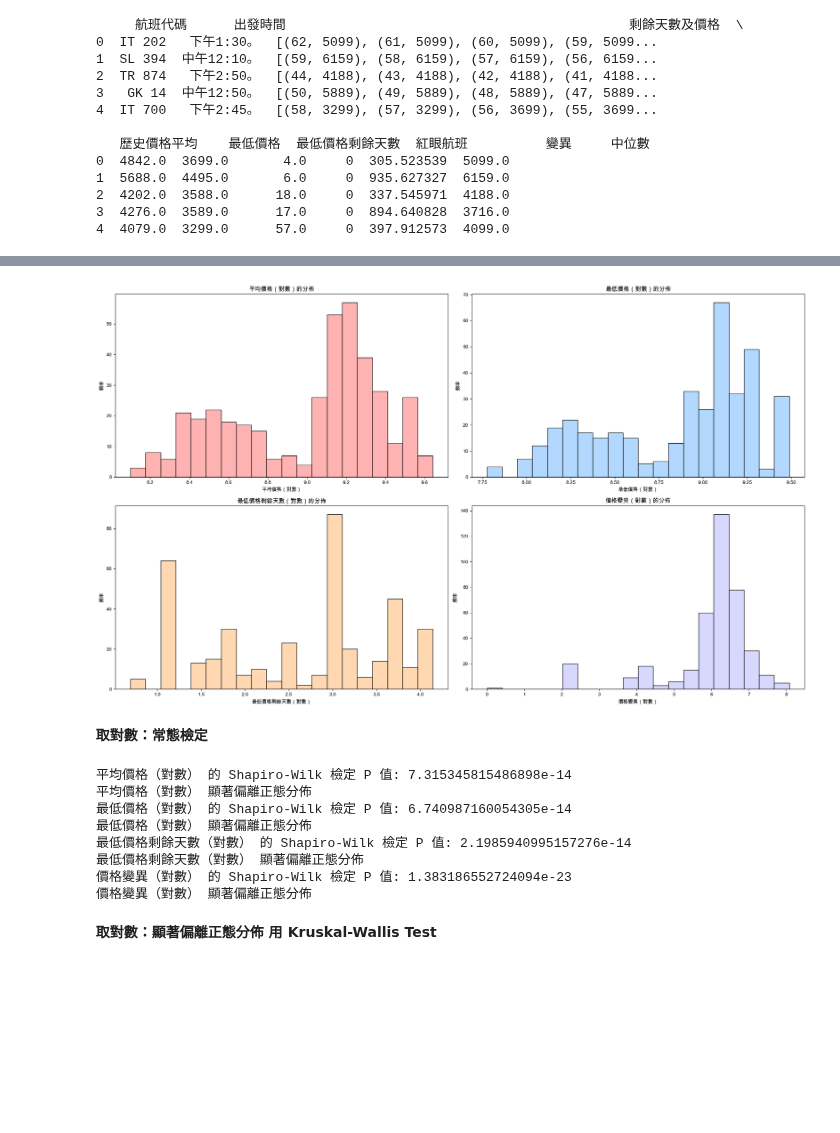
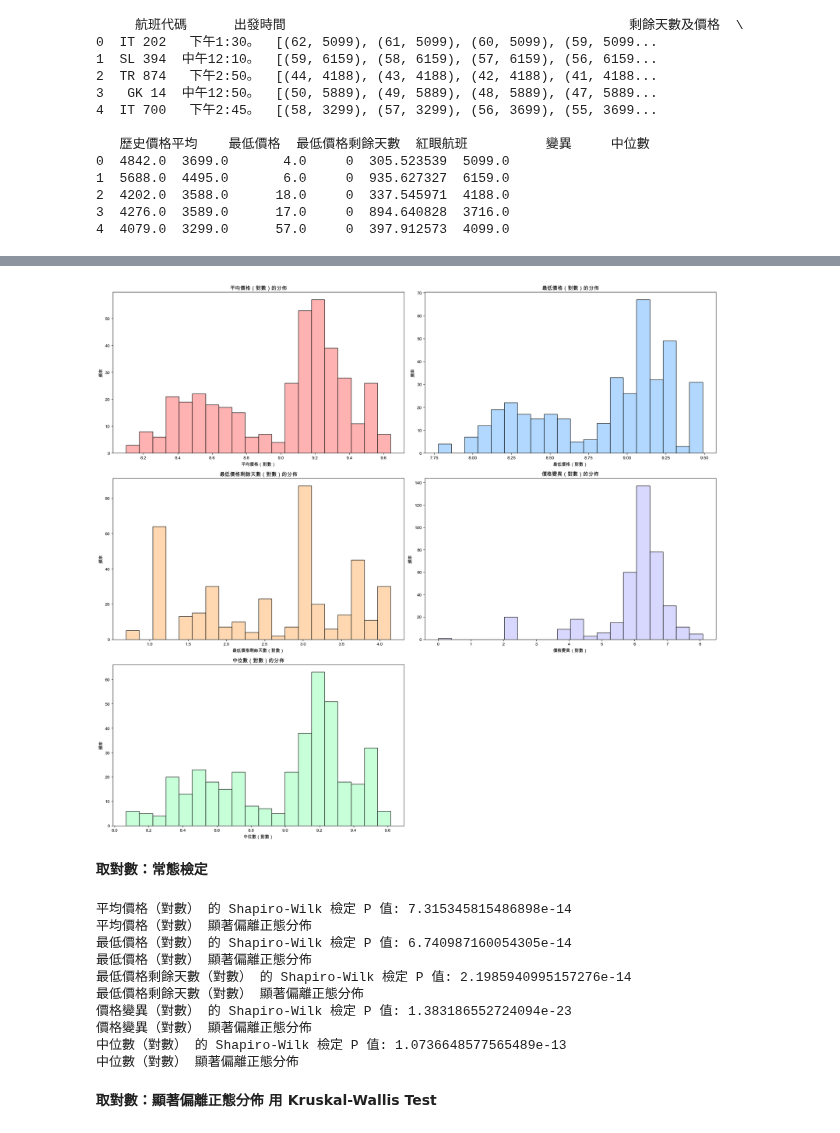
Before and after one commit to ching1223/flight_data, a Jupyter notebook: cleaned_data/red_eye.ipynb, the cells around one changed output, grey strips where cells are left out. Saved outputs shown, nothing was run; the diff lists cells and outputs as text; code cells hidden in the pictures; blank space fills up the shorter version.

```diff
--- a/cleaned_data/red_eye.ipynb
+++ b/cleaned_data/red_eye.ipynb
@@ -167,9 +172,10 @@ plot_data.loc[:, '最低價格_log'] = np.log(plot_data['最低價格'] + 1)
 plot_data.loc[:, '歷史價格平均_log'] = np.log(plot_data['歷史價格平均'] + 1)
 plot_data.loc[:, '最低價格剩餘天數_log'] = np.log(plot_data['最低價格剩餘天數'] + 1)
 plot_data.loc[:, '變異_log'] = np.log(plot_data['變異'] + 1)
+plot_data.loc[:, '中位數_log'] = np.log(plot_data['中位數'] + 1)
 
 # 創建子圖，分別繪製對數轉換後的盒狀圖
-fig, axes = plt.subplots(2, 2, figsize=(24, 12))
+fig, axes = plt.subplots(3, 2, figsize=(24, 18))  # 更新為 3x2 網格
 
 # 調整圖表標題字體大小
 title_fontsize = 18
@@ -203,6 +209,16 @@ axes[1, 1].set_xlabel('紅眼航班 (0 = 否, 1 = 是)', fontsize=label_fontsize
 axes[1, 1].set_ylabel('價格變異（對數）', fontsize=label_fontsize)
 axes[1, 1].grid(axis='y', color='gray', linestyle='--', linewidth=0.5)
 
+# 第五個子圖：紅眼航班與非紅眼航班的中位數的盒狀圖（對數）
+sns.boxplot(data=plot_data, x='紅眼航班', y='中位數_log', ax=axes[2, 0], color='#B3FFCC')
+axes[2, 0].set_title('紅眼航班與非紅眼航班的中位數（對數）比較', fontsize=title_fontsize)
+axes[2, 0].set_xlabel('紅眼航班 (0 = 否, 1 = 是)', fontsize=label_fontsize)
+axes[2, 0].set_ylabel('中位數（對數）', fontsize=label_fontsize)
+axes[2, 0].grid(axis='y', color='gray', linestyle='--', linewidth=0.5)
+
+# 移除未使用的子圖
+axes[2, 1].axis('off')
+
 plt.tight_layout()
 plt.show()
 # %% [output]
@@ -260,6 +283,7 @@ plt.show()
 # %%
 import numpy as np
 import matplotlib.pyplot as plt
+import seaborn as sns
 
 # 繁體中文設定
 plt.rcParams['font.sans-serif'] = ['Arial Unicode MS']
@@ -273,52 +297,69 @@ plot_data['歷史價格平均_log'] = np.log(plot_data['歷史價格平均'] + 1
 plot_data['最低價格_log'] = np.log(plot_data['最低價格'] + 1)
 plot_data['最低價格剩餘天數_log'] = np.log(plot_data['最低價格剩餘天數'] + 1)
 plot_data['變異_log'] = np.log(plot_data['變異'] + 1)
+plot_data['中位數_log'] = np.log(plot_data['中位數'] + 1)
 
-# 創建子圖，分別繪製平均價格（對數）、最低價格（對數）、最低價格剩餘天數（對數）和價格變異（對數）的直方圖
-fig, axes = plt.subplots(2, 2, figsize=(20, 12))
+# 創建子圖，分別繪製平均價格（對數）、最低價格（對數）、最低價格剩餘天數（對數）、價格變異（對數）和中位數（對數）的直方圖
+fig, axes = plt.subplots(3, 2, figsize=(20, 18))
 bins = 20  # 設定直方圖的 bin 數量
 
 # 第一個子圖：平均價格（對數）的直方圖
 sns.histplot(plot_data['歷史價格平均_log'], bins=bins, kde=False, color='#FF9999', ax=axes[0, 0])
 axes[0, 0].set_title('平均價格（對數）的分佈')
 axes[0, 0].set_xlabel('平均價格（對數）')
 axes[0, 0].set_ylabel('頻率')
 
 # 第二個子圖：最低價格（對數）的直方圖
 sns.histplot(plot_data['最低價格_log'], bins=bins, kde=False, color='#99CCFF', ax=axes[0, 1])
 axes[0, 1].set_title('最低價格（對數）的分佈')
 axes[0, 1].set_xlabel('最低價格（對數）')
 axes[0, 1].set_ylabel('頻率')
 
 # 第三個子圖：最低價格剩餘天數（對數）的直方圖
 sns.histplot(plot_data['最低價格剩餘天數_log'], bins=bins, kde=False, color='#FFCC99', ax=axes[1, 0])
 axes[1, 0].set_title('最低價格剩餘天數（對數）的分佈')
 axes[1, 0].set_xlabel('最低價格剩餘天數（對數）')
 axes[1, 0].set_ylabel('頻率')
 
 # 第四個子圖：價格變異（對數）的直方圖
 sns.histplot(plot_data['變異_log'], bins=bins, kde=False, color='#CCCCFF', ax=axes[1, 1])
 axes[1, 1].set_title('價格變異（對數）的分佈')
 axes[1, 1].set_xlabel('價格變異（對數）')
 axes[1, 1].set_ylabel('頻率')
 
+# 第五個子圖：中位數（對數）的直方圖
+sns.histplot(plot_data['中位數_log'], bins=bins, kde=False, color='#B3FFCC', ax=axes[2, 0])
+axes[2, 0].set_title('中位數（對數）的分佈')
+axes[2, 0].set_xlabel('中位數（對數）')
+axes[2, 0].set_ylabel('頻率')
+
+# 隱藏第六個子圖（無數據）
+axes[2, 1].axis('off')
+
 # 調整佈局
 plt.tight_layout()
 plt.show()
 # %% [output]
-[figure, old version]
+[figure, new version]
 # %% [markdown]
 **取對數：常態檢定**
 # %%
 from scipy.stats import shapiro
 import numpy as np
 
-# 對取對數後的數據進行常態檢定
+# 確保對數轉換時不會影響原始 DataFrame
+plot_data = plot_data.copy()
+
+# 新增中位數（對數）
+plot_data['中位數_log'] = np.log(plot_data['中位數'] + 1)
+
+# 包含中位數（對數）的變數
 variables_log = {
     '平均價格（對數）': plot_data['歷史價格平均_log'],
     '最低價格（對數）': plot_data['最低價格_log'],
     '最低價格剩餘天數（對數）': plot_data['最低價格剩餘天數_log'],
-    '價格變異（對數）': plot_data['變異_log']
+    '價格變異（對數）': plot_data['變異_log'],
+    '中位數（對數）': plot_data['中位數_log']
 }
 
 # 對每個變數進行 Shapiro-Wilk 檢定
@@ -338,6 +379,8 @@ for var_name, data in variables_log.items():
 最低價格剩餘天數（對數） 顯著偏離正態分佈
 價格變異（對數） 的 Shapiro-Wilk 檢定 P 值: 1.383186552724094e-23
 價格變異（對數） 顯著偏離正態分佈
+中位數（對數） 的 Shapiro-Wilk 檢定 P 值: 1.0736648577565489e-13
+中位數（對數） 顯著偏離正態分佈
 # %% [markdown]
 **取對數：顯著偏離正態分佈 用 Kruskal-Wallis Test**
 # %%
```
Also changed, not shown: parts of 10 cells of this notebook.
